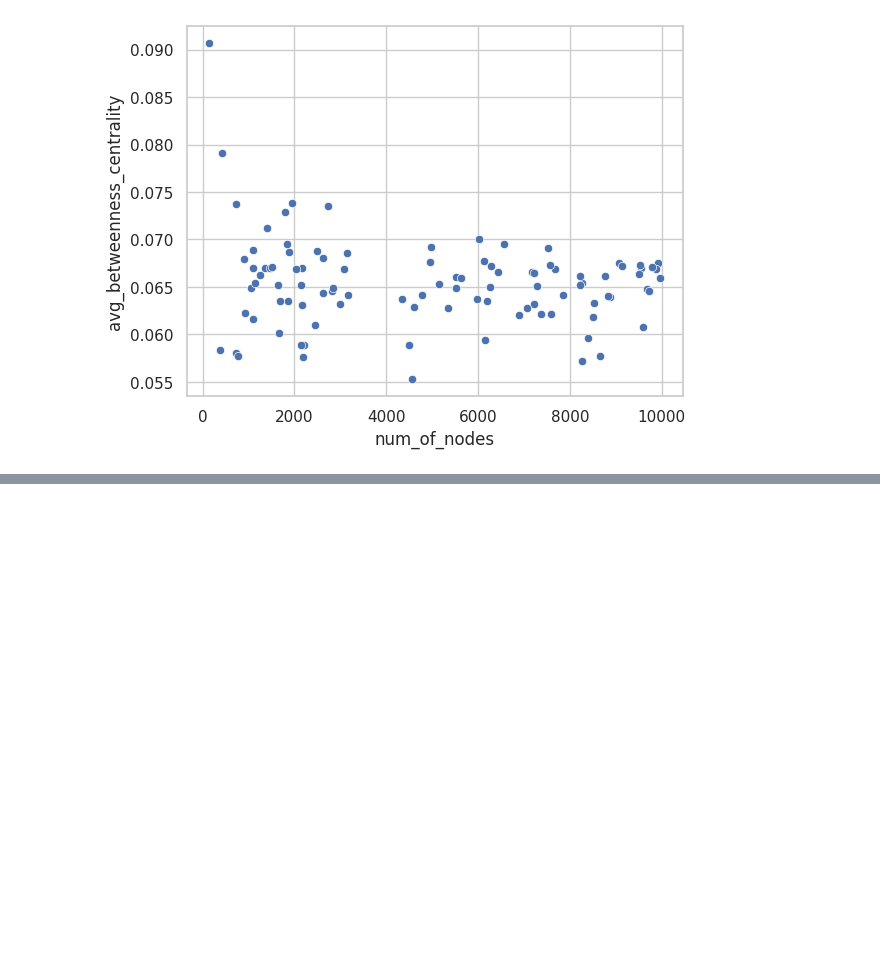
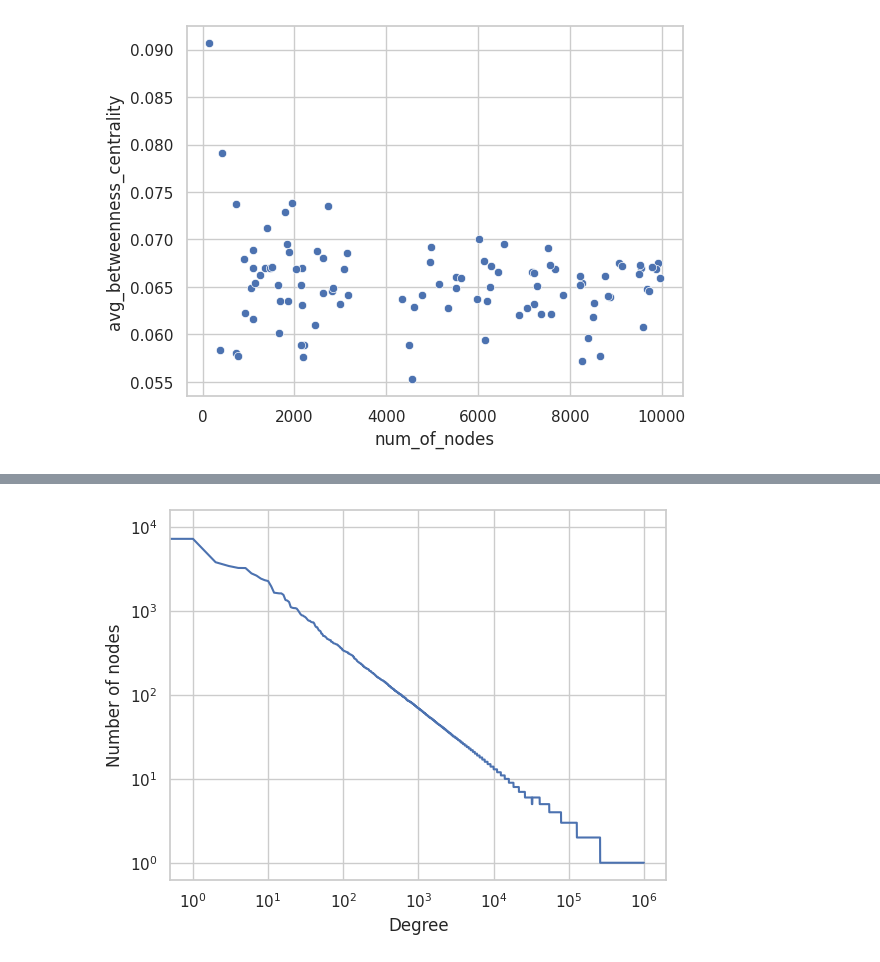
Before and after one commit to MahdeeMushfiqueKamal/Generating-Scale-Free-Caterpillar-and-Series-Parallel-Networks, a Jupyter notebook: generating_scale_free_caterpillar/data_analysis.ipynb, the cells around one changed output, grey strips where cells are left out. Cells and saved outputs as stored; diff of their text form; code cells hidden in the pictures; blank space fills up the shorter version.

```diff
--- a/generating_scale_free_caterpillar/data_analysis.ipynb
+++ b/generating_scale_free_caterpillar/data_analysis.ipynb
@@ -107,0 +127,16 @@ plt.show()
+# %%
+graph = generate_scale_free_caterpillar_graph(1000000, 0)
+
+degree_dist = graph.degrees
+
+# Plot the degree distribution in log-log scale
+plt.loglog(degree_dist.keys(), degree_dist.values())
+
+# Label the axes
+plt.xlabel("Degree")
+plt.ylabel("Number of nodes")
+
+# Show the plot
+plt.show()
+# %% [output]
+[figure, added]
```
Also changed, not shown: parts of 4 cells of this notebook, 1 other file.
